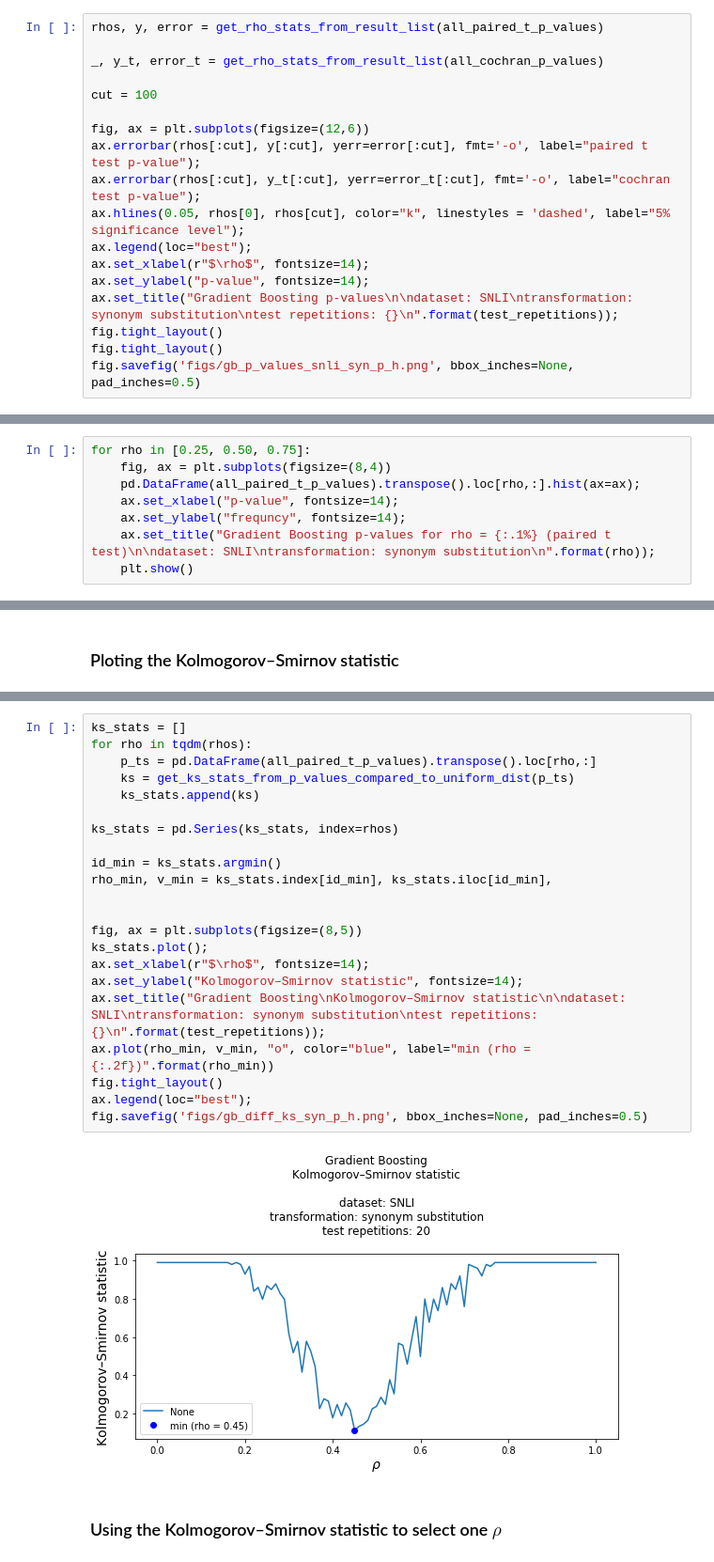
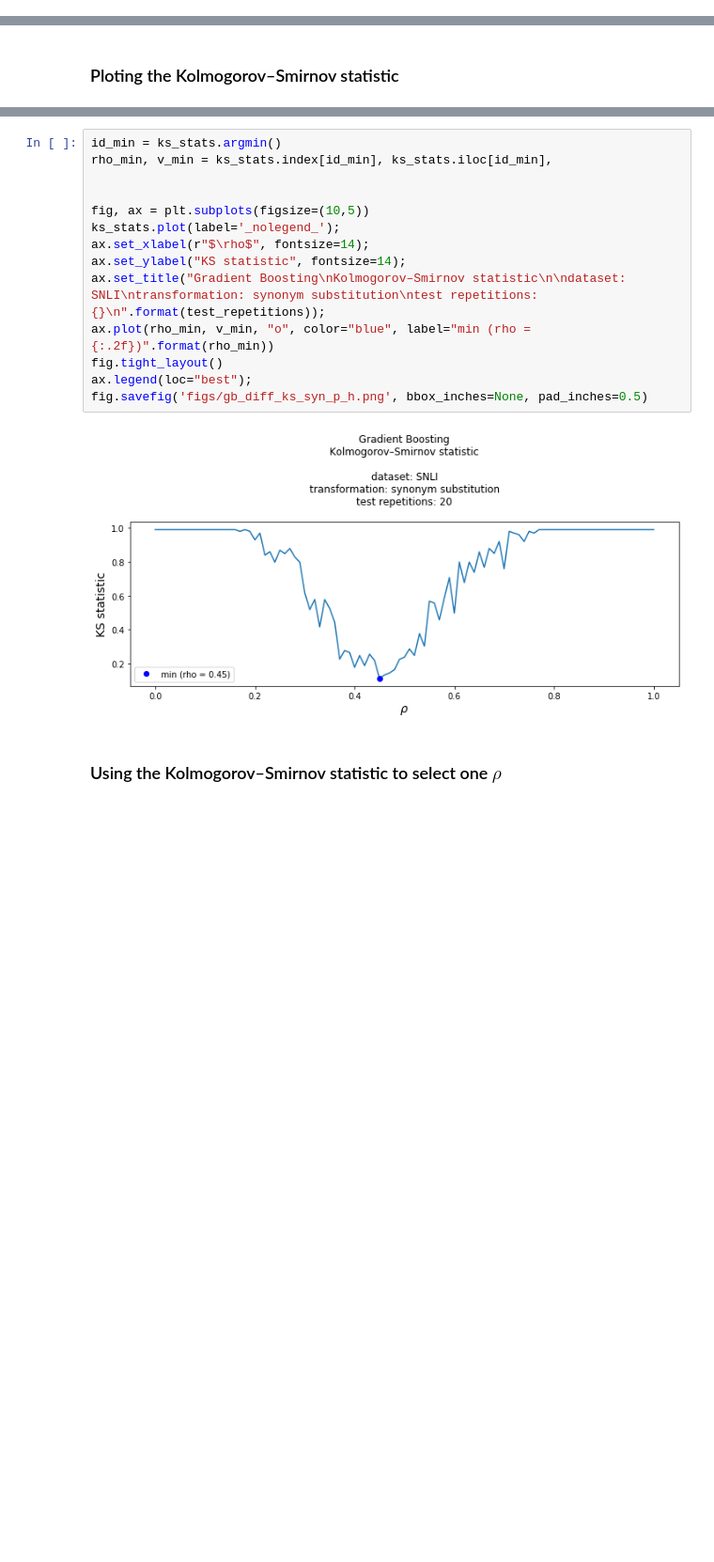
Before and after one commit to lukewanless/looking-for-equivalences, a Jupyter notebook: src/check_results_xgb_p_and_h.ipynb, the cells around one changed output, grey strips where cells are left out. Shown at 94% size. Saved outputs shown, nothing was run; the diff lists cells and outputs as text; blank space fills up the shorter version.

Commit message:
add new version of data analysis

```diff
--- a/src/check_results_xgb_p_and_h.ipynb
+++ b/src/check_results_xgb_p_and_h.ipynb
@@ -90,20 +62,2 @@ fig.savefig('figs/gb_diff_snli_syn_p_h.png', bbox_inches=None, pad_inches=0.5)
 # %% [markdown]
 ## P-values
-# %%
-rhos, y, error = get_rho_stats_from_result_list(all_paired_t_p_values)
-
-_, y_t, error_t = get_rho_stats_from_result_list(all_cochran_p_values)
-
-cut = 100
-
-fig, ax = plt.subplots(figsize=(12,6))
-ax.errorbar(rhos[:cut], y[:cut], yerr=error[:cut], fmt='-o', label="paired t test p-value");
-ax.errorbar(rhos[:cut], y_t[:cut], yerr=error_t[:cut], fmt='-o', label="cochran test p-value");
-ax.hlines(0.05, rhos[0], rhos[cut], color="k", linestyles = 'dashed', label="5% significance level");
-ax.legend(loc="best");
-ax.set_xlabel(r"$\rho$", fontsize=14);
-ax.set_ylabel("p-value", fontsize=14);
-ax.set_title("Gradient Boosting p-values\n\ndataset: SNLI\ntransformation: synonym substitution\ntest repetitions: {}\n".format(test_repetitions));
-fig.tight_layout()
-fig.tight_layout()
-fig.savefig('figs/gb_p_values_snli_syn_p_h.png', bbox_inches=None, pad_inches=0.5)
@@ -153,8 +124,0 @@ fig.savefig('figs/gb_p_values_std_snli_syn_p_h.png', bbox_inches=None, pad_inche
-# %%
-for rho in [0.25, 0.50, 0.75]:
-    fig, ax = plt.subplots(figsize=(8,4))
-    pd.DataFrame(all_paired_t_p_values).transpose().loc[rho,:].hist(ax=ax);
-    ax.set_xlabel("p-value", fontsize=14);
-    ax.set_ylabel("frequncy", fontsize=14);
-    ax.set_title("Gradient Boosting p-values for rho = {:.1%} (paired t test)\n\ndataset: SNLI\ntransformation: synonym substitution\n".format(rho));
-    plt.show()
@@ -167,27 +135,19 @@ for rho in [0.25, 0.50, 0.75]:
 # %%
-ks_stats = []
-for rho in tqdm(rhos):
-    p_ts = pd.DataFrame(all_paired_t_p_values).transpose().loc[rho,:]
-    ks = get_ks_stats_from_p_values_compared_to_uniform_dist(p_ts)
-    ks_stats.append(ks)
-
-ks_stats = pd.Series(ks_stats, index=rhos)
-
 id_min = ks_stats.argmin()
 rho_min, v_min = ks_stats.index[id_min], ks_stats.iloc[id_min],
 
 
-fig, ax = plt.subplots(figsize=(8,5))
-ks_stats.plot();
+fig, ax = plt.subplots(figsize=(10,5))
+ks_stats.plot(label='_nolegend_');
 ax.set_xlabel(r"$\rho$", fontsize=14);
-ax.set_ylabel("Kolmogorov–Smirnov statistic", fontsize=14);
+ax.set_ylabel("KS statistic", fontsize=14);
 ax.set_title("Gradient Boosting\nKolmogorov–Smirnov statistic\n\ndataset: SNLI\ntransformation: synonym substitution\ntest repetitions: {}\n".format(test_repetitions));
 ax.plot(rho_min, v_min, "o", color="blue", label="min (rho = {:.2f})".format(rho_min))
 fig.tight_layout()
 ax.legend(loc="best");
 fig.savefig('figs/gb_diff_ks_syn_p_h.png', bbox_inches=None, pad_inches=0.5)
 # %% [output]
-[figure, old version]
+[figure, new version]
 # %% [markdown]
 ### Using the Kolmogorov–Smirnov statistic to select one $\rho$
 # %%
```
Also changed, not shown: parts of 10 cells of this notebook, 5 other files.
